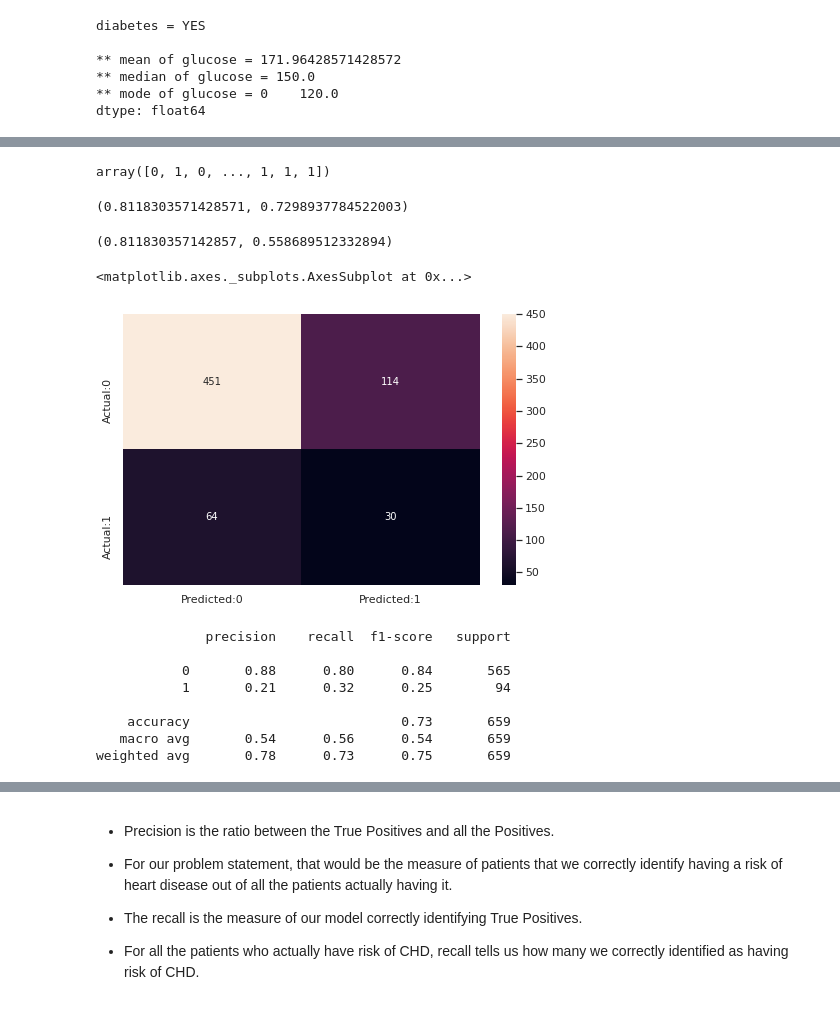
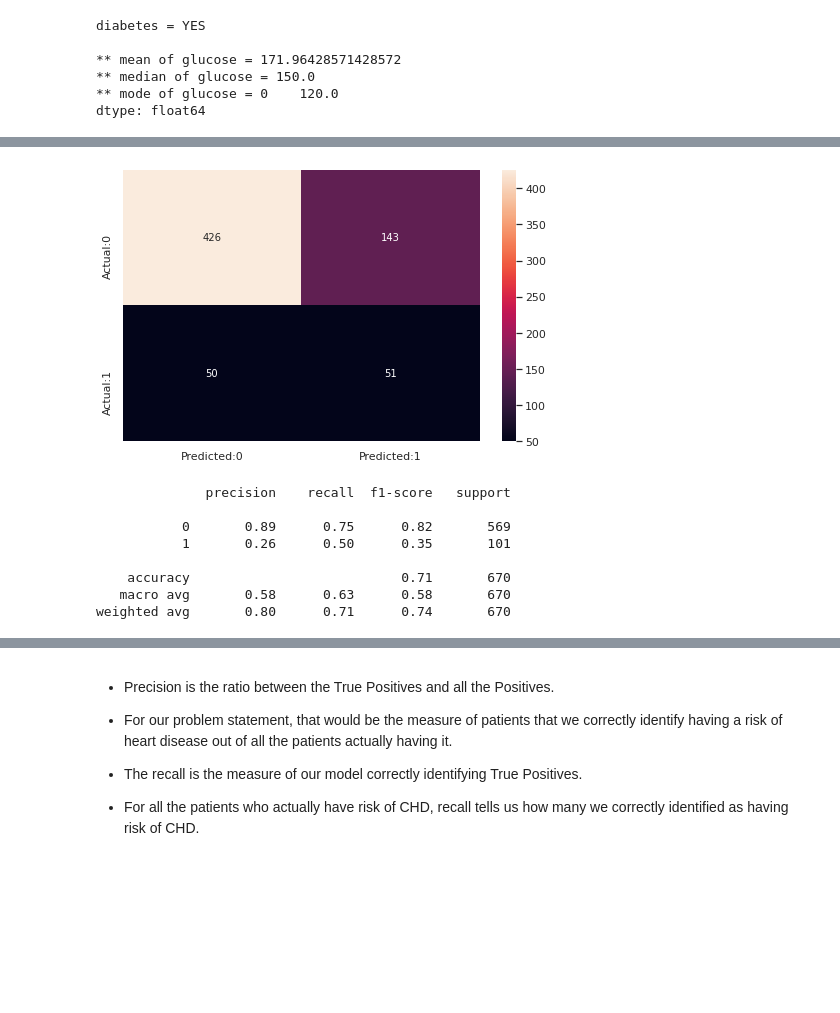
Before and after one commit to nikhilans/CHDRisk-Classification, a Jupyter notebook: CH_Nikhila_N_S_Cardiovascular_Risk_Prediction.ipynb, the cells around one changed output, grey strips where cells are left out. Saved outputs shown, nothing was run; the diff lists cells and outputs as text; code cells hidden in the pictures; blank space fills up the shorter version.

```diff
--- a/CH_Nikhila_N_S_Cardiovascular_Risk_Prediction.ipynb
+++ b/CH_Nikhila_N_S_Cardiovascular_Risk_Prediction.ipynb
@@ -829,12 +1070,19 @@ param_dict = {'n_estimators' : n_estimators,
+# %%
+param_dict_rf = {
+    'max_depth': [4, 6, 8],
+    'min_samples_leaf': [40, 50],
+    'min_samples_split': [50, 100, 150],
+    'n_estimators': [50, 80, 100],
+  }
 # %%
-rf_model = RandomForestClassifier()
+rf = RandomForestClassifier()
 
 # Grid search
-rf_grid = GridSearchCV(estimator=rf_model,
-                       param_grid = param_dict,
+rf_grid = GridSearchCV(estimator=rf,
+                       param_grid = param_dict_rf,
                        cv = 5, verbose=2, scoring='recall')
 
-rf_grid.fit(X_train,y_train)
+rf_grid.fit(X_smote, y_smote)
 # %% [output]
 Fitting 5 folds for each of 54 candidates, totalling 270 fits
 [CV] max_depth=4, min_samples_leaf=40, min_samples_split=50, n_estimators=50
@@ -893,2 +1145,2 @@ RandomForestClassifier(bootstrap=True, ccp_alpha=0.0, class_weight=None,
 # %%
-rf_optimal_model = rf_grid.best_estimator_
+rf_model = rf_grid.best_estimator_
@@ -902,4 +1146,0 @@ rf_grid.best_params_
-# %%
-rf_optimal_model.predict(X_train)
-# %% [output]
-array([0, 1, 0, ..., 1, 1, 1])
@@ -909,29 +1147,23 @@ test_preds  = rf_optimal_model.predict(X_test)
-# %%
-accuracy_score(y_train,train_preds), accuracy_score(y_test,test_preds)
-# %% [output]
-(0.8118303571428571, 0.7298937784522003)
-# %%
-roc_auc_score(y_train,train_preds), roc_auc_score(y_test,test_preds)
-# %% [output]
-(0.811830357142857, 0.558689512332894)
+# %%
+rf_predict = rf_model.predict(X_test)
 # %%
-cm=confusion_matrix(y_test,test_preds)
+cm=confusion_matrix(y_test,rf_predict)
 conf_matrix=pd.DataFrame(data=cm,columns=['Predicted:0','Predicted:1'],index=['Actual:0','Actual:1'])
 plt.figure(figsize = (8,5))
 sns.heatmap(conf_matrix, annot=True,fmt='d')
+plt.show()
 # %% [output]
-<matplotlib.axes._subplots.AxesSubplot at 0x...>
-[figure, old version]
+[figure, new version]
 # %%
-print(classification_report(y_test,test_preds))
+print(classification_report(y_test,rf_predict))
 # %% [output]
               precision    recall  f1-score   support
 
-           0       0.88      0.80      0.84       565
-           1       0.21      0.32      0.25        94
+           0       0.89      0.75      0.82       569
+           1       0.26      0.50      0.35       101
 
-    accuracy                           0.73       659
-   macro avg       0.54      0.56      0.54       659
-weighted avg       0.78      0.73      0.75       659
+    accuracy                           0.71       670
+   macro avg       0.58      0.63      0.58       670
+weighted avg       0.80      0.71      0.74       670
 # %%
 features = X.columns
```
Also changed, not shown: parts of 125 cells of this notebook.
